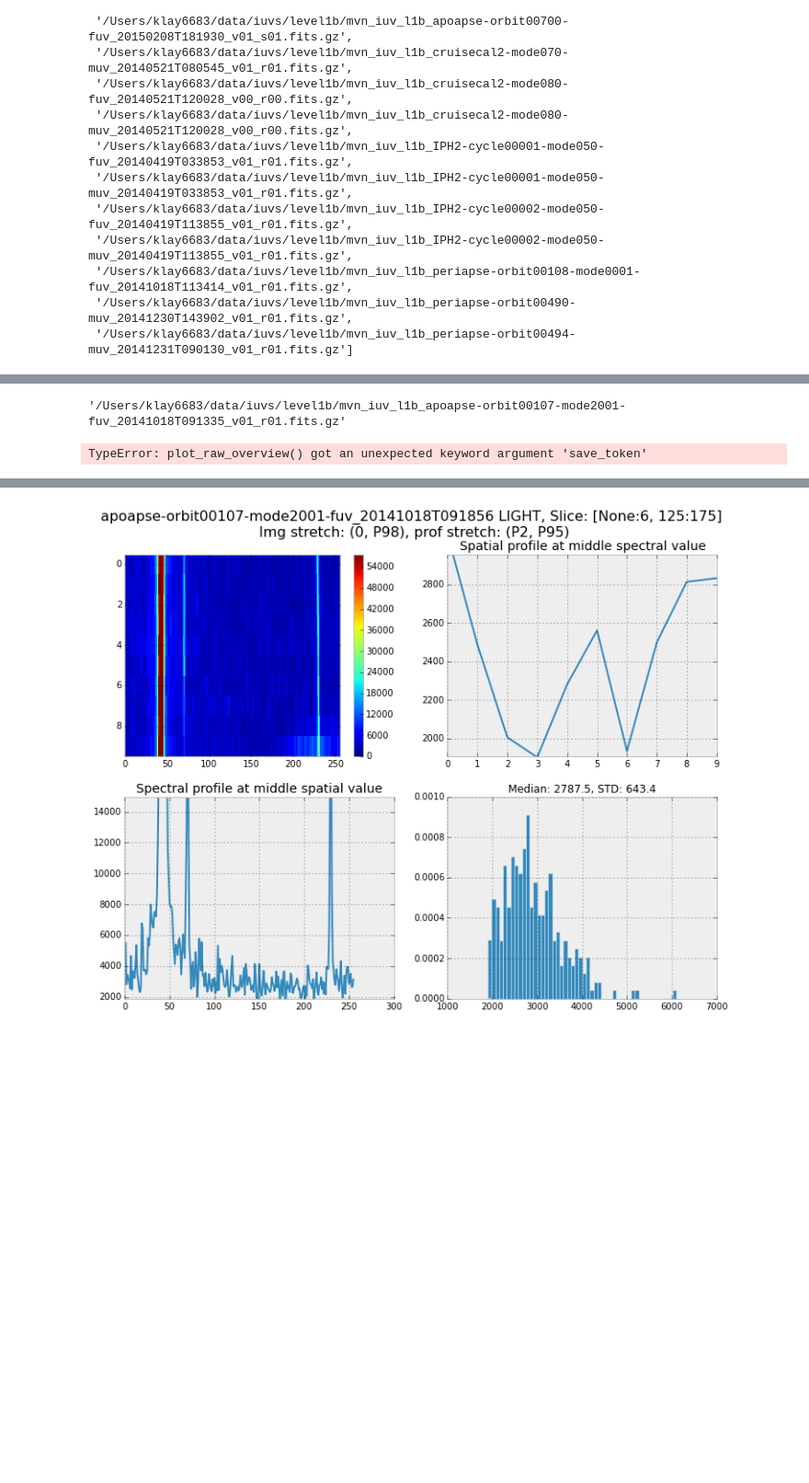
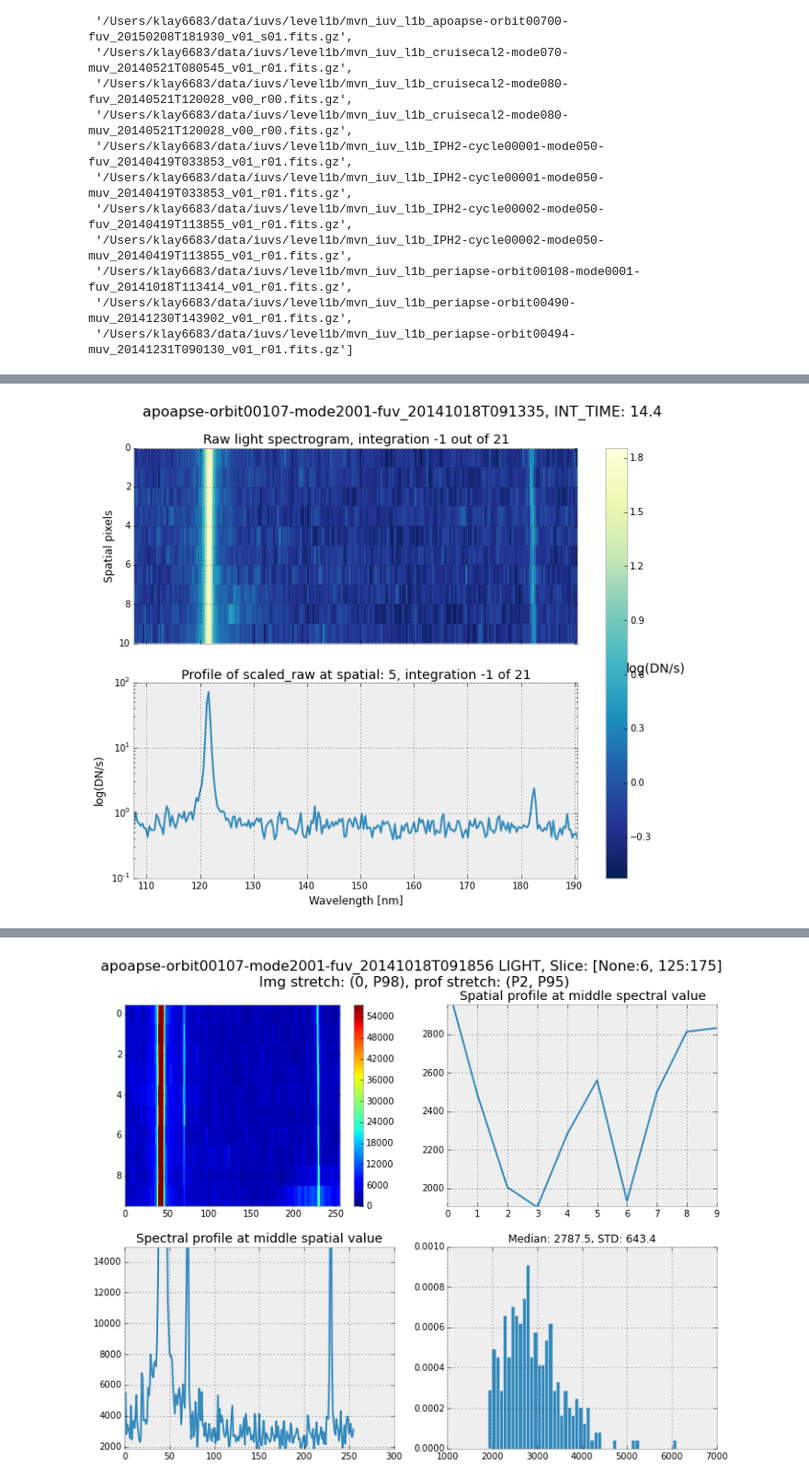
Before and after one commit to michaelaye/iuvs, a Jupyter notebook: notebooks/2015-03-01 IUVS Meeting Berkeley.ipynb, the cells around one changed output, grey strips where cells are left out. Shown: that part at 92% size. Cells and saved outputs as stored; diff of their text form; code cells hidden in the pictures; blank space fills up the shorter version.

```diff
--- a/notebooks/2015-03-01 IUVS Meeting Berkeley.ipynb
+++ b/notebooks/2015-03-01 IUVS Meeting Berkeley.ipynb
@@ -158,13 +173,9 @@ plt.rcParams['figure.figsize'] = calc_4_to_3(12)
 # %%
 l1b = io.L1BReader(io.l1b_filenames()[0])
-# %%
-l1b.fname
-# %% [output]
-'/Users/klay6683/data/iuvs/level1b/mvn_iuv_l1b_apoapse-orbit00107-mode2001-fuv_20141018T091335_v01_r01.fits.gz'
 # %%
-l1b.plot_raw_overview(-1, save_token='1')
+l1b.plot_raw_overview(-1, save_token='1', log=True)
 # %% [output]
-TypeError: plot_raw_overview() got an unexpected keyword argument 'save_token'
+[figure, added]
 # %%
 spa_slice = slice(None, None)
 spe_slice = slice(160, 170)
```
Also changed, not shown: parts of 5 cells of this notebook, 1 other file.
